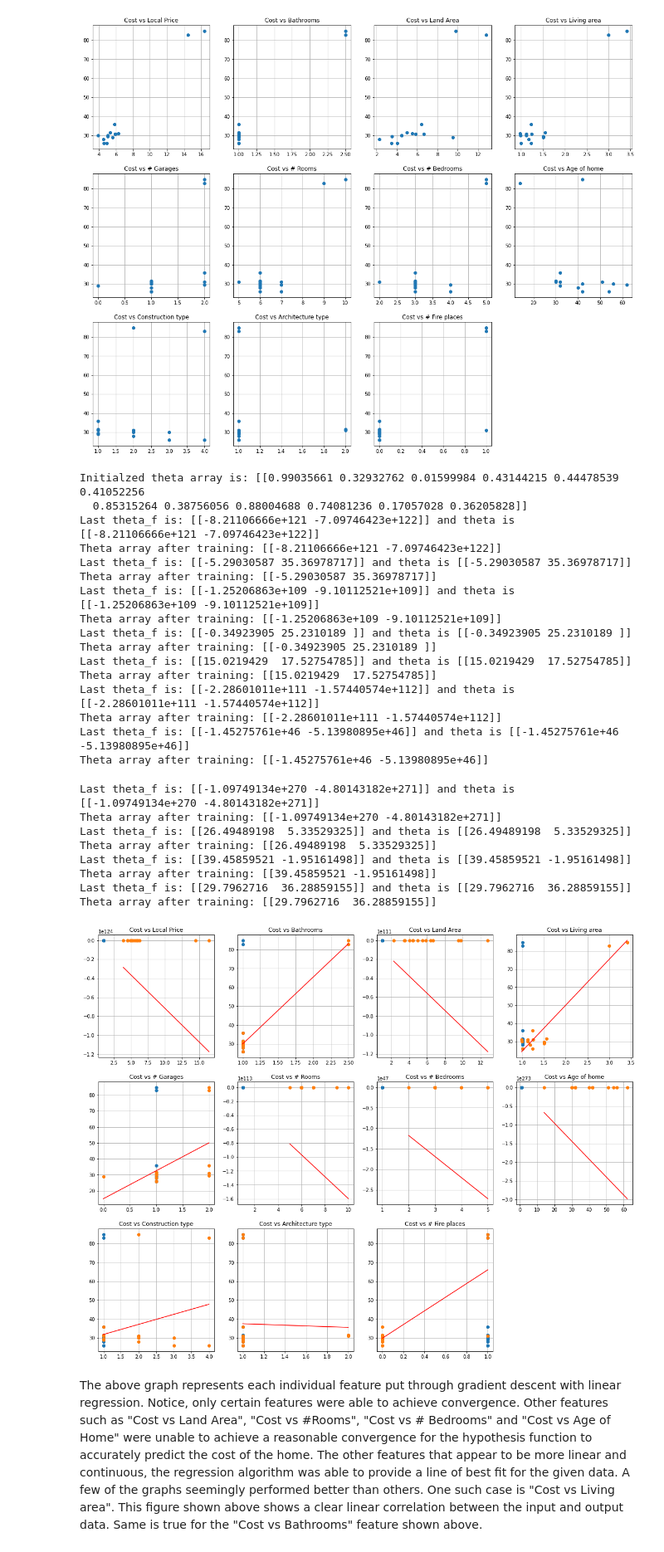
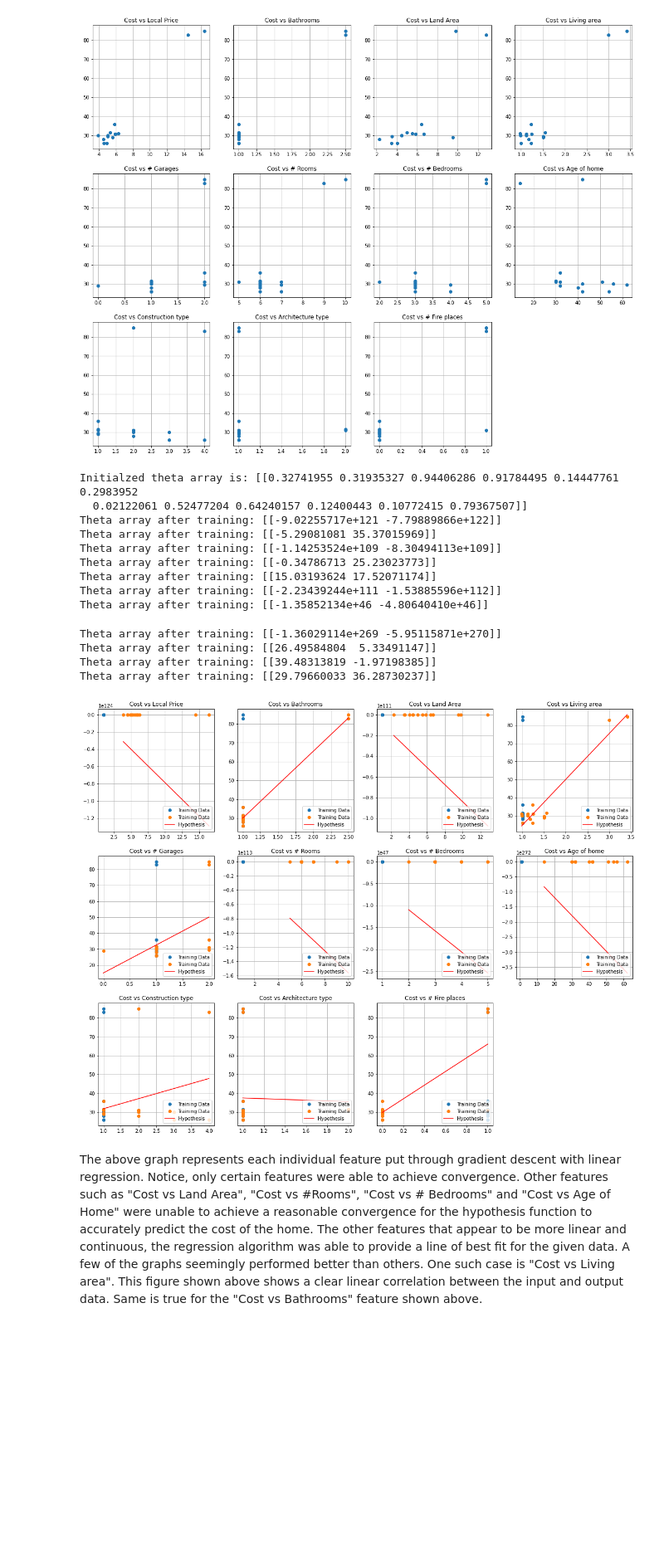
Before and after one commit to lrburle/ML_Assignment1, a Jupyter notebook: assignment1_LandonBurleson.ipynb, the cells around one changed output. Shown at 83% size. Drawn from its saved outputs; the diff is of its cells as text; code cells hidden in the pictures; blank space fills up the shorter version.

```diff
--- a/assignment1_LandonBurleson.ipynb
+++ b/assignment1_LandonBurleson.ipynb
@@ -302,59 +302,50 @@ theta_f = []
 error = []
 
 print(f'Initialzed theta array is: {a1.theta}')
 
 plt.figure(5, figsize=[20, 16])
 
 for i, s in enumerate(header):
         x_train_i = a1.featureSelection(x_train, [0,i+1])
 
         [n, m] = x_train_i.shape
         a1.init_theta(1, m)
         error.append(a1.costFunction(x_train_i, y_train))
 
         for k in range(iterations): #Gradient Descent algorithm.
                 a1.gradientDescent(x_train_i, y_train)
                 x, h = a1.hypothesisDataGeneration(np.min(x_train_i[:, 1]),np.max(x_train_i[:,1]), order)
                 error.append(a1.costFunction(x_train_i, y_train))
                 epsilon = np.abs(error[-1] - error[-2])
                 if (epsilon < 10e-6):
                         print('Convergence threshold met.')
                         break
         theta_f.append(a1.theta)
         plt.subplot(3,4,i+1)
-        plt.plot(x_train_i, y_train, 'o', x, h, 'r-')
+        plt.plot(x_train_i, y_train, 'o', label='Training Data')
+        plt.plot(x, h, 'r-', label='Hypothesis')
         plt.title(f'Cost vs {s}')
+        plt.legend(loc='lower right')
         plt.grid()
 
         print(f'Theta array after training: {a1.theta}')
 
 plt.show()
 # %% [output]
-Initialzed theta array is: [[0.99035661 0.32932762 0.01599984 0.43144215 0.44478539 0.41052256
-  0.85315264 0.38756056 0.88004688 0.74081236 0.17057028 0.36205828]]
-Last theta_f is: [[-8.21106666e+121 -7.09746423e+122]] and theta is [[-8.21106666e+121 -7.09746423e+122]]
-Theta array after training: [[-8.21106666e+121 -7.09746423e+122]]
-Last theta_f is: [[-5.29030587 35.36978717]] and theta is [[-5.29030587 35.36978717]]
-Theta array after training: [[-5.29030587 35.36978717]]
-Last theta_f is: [[-1.25206863e+109 -9.10112521e+109]] and theta is [[-1.25206863e+109 -9.10112521e+109]]
-Theta array after training: [[-1.25206863e+109 -9.10112521e+109]]
-Last theta_f is: [[-0.34923905 25.2310189 ]] and theta is [[-0.34923905 25.2310189 ]]
-Theta array after training: [[-0.34923905 25.2310189 ]]
-Last theta_f is: [[15.0219429  17.52754785]] and theta is [[15.0219429  17.52754785]]
-Theta array after training: [[15.0219429  17.52754785]]
-Last theta_f is: [[-2.28601011e+111 -1.57440574e+112]] and theta is [[-2.28601011e+111 -1.57440574e+112]]
-Theta array after training: [[-2.28601011e+111 -1.57440574e+112]]
-Last theta_f is: [[-1.45275761e+46 -5.13980895e+46]] and theta is [[-1.45275761e+46 -5.13980895e+46]]
-Theta array after training: [[-1.45275761e+46 -5.13980895e+46]]
+Initialzed theta array is: [[0.32741955 0.31935327 0.94406286 0.91784495 0.14447761 0.2983952
+  0.02122061 0.52477204 0.64240157 0.12400443 0.10772415 0.79367507]]
+Theta array after training: [[-9.02255717e+121 -7.79889866e+122]]
+Theta array after training: [[-5.29081081 35.37015969]]
+Theta array after training: [[-1.14253524e+109 -8.30494113e+109]]
+Theta array after training: [[-0.34786713 25.23023773]]
+Theta array after training: [[15.03193624 17.52071174]]
+Theta array after training: [[-2.23439244e+111 -1.53885596e+112]]
+Theta array after training: [[-1.35852134e+46 -4.80640410e+46]]
-Last theta_f is: [[-1.09749134e+270 -4.80143182e+271]] and theta is [[-1.09749134e+270 -4.80143182e+271]]
-Theta array after training: [[-1.09749134e+270 -4.80143182e+271]]
-Last theta_f is: [[26.49489198  5.33529325]] and theta is [[26.49489198  5.33529325]]
-Theta array after training: [[26.49489198  5.33529325]]
-Last theta_f is: [[39.45859521 -1.95161498]] and theta is [[39.45859521 -1.95161498]]
-Theta array after training: [[39.45859521 -1.95161498]]
-Last theta_f is: [[29.7962716  36.28859155]] and theta is [[29.7962716  36.28859155]]
-Theta array after training: [[29.7962716  36.28859155]]
+Theta array after training: [[-1.36029114e+269 -5.95115871e+270]]
+Theta array after training: [[26.49584804  5.33491147]]
+Theta array after training: [[39.48313819 -1.97198385]]
+Theta array after training: [[29.79660033 36.28730237]]
-[figure, old version]
+[figure, new version]
 # %% [markdown]
 The above graph represents each individual feature put through gradient descent with linear regression. Notice, only certain features were able to achieve convergence. Other features such as "Cost vs Land Area", "Cost vs #Rooms", "Cost vs # Bedrooms" and "Cost vs Age of Home" were unable to achieve a reasonable convergence for the hypothesis function to accurately predict the cost of the home. The other features that appear to be more linear and continuous, the regression algorithm was able to provide a line of best fit for the given data. A few of the graphs seemingly performed better than others. One such case is "Cost vs Living area". This figure shown above shows a clear linear correlation between the input and output data. Same is true for the "Cost vs Bathrooms" feature shown above.
 # %%
```
Also changed, not shown: parts of 4 cells of this notebook.
